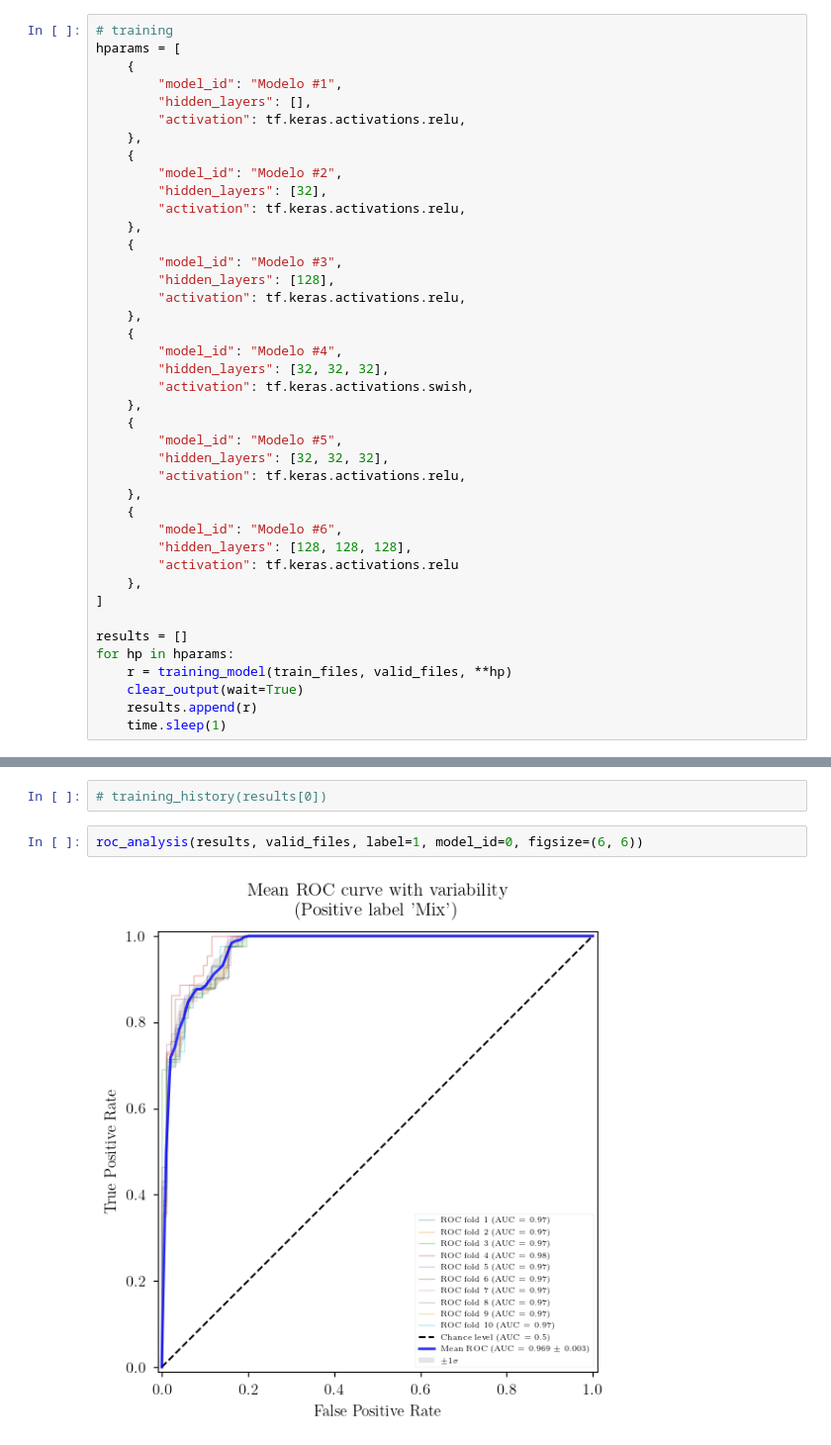
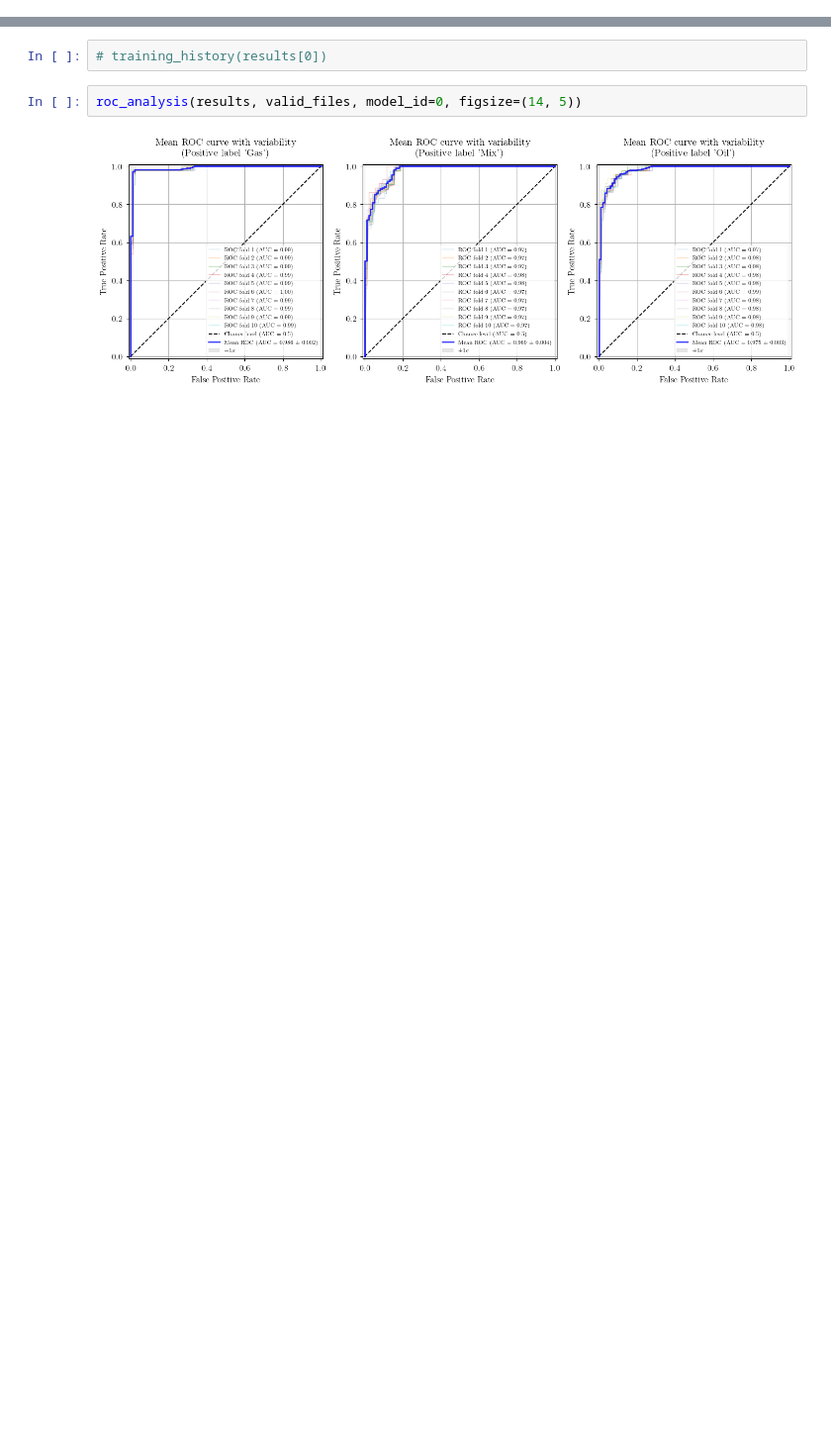
Before and after one commit to antonionicampos/nn-flash, a Jupyter notebook: classification/train_models.ipynb, the cells around one changed output, grey strips where cells are left out. Shown at 99% size. Drawn from its saved outputs; the diff is of its cells as text; blank space fills up the shorter version.

Commit message:
add roc curves

```diff
--- a/classification/train_models.ipynb
+++ b/classification/train_models.ipynb
@@ -36,44 +32,3 @@ valid_data = pd.read_csv(valid_files[0])
 print(f"train: {train_data.shape}, valid: {valid_data.shape}")
 # %% [output]
 train: (1111, 34), valid: (139, 34)
-# %%
-# training
-hparams = [
-    {
-        "model_id": "Modelo #1",
-        "hidden_layers": [],
-        "activation": tf.keras.activations.relu,
-    },
-    {
-        "model_id": "Modelo #2",
-        "hidden_layers": [32],
-        "activation": tf.keras.activations.relu,
-    },
-    {
-        "model_id": "Modelo #3",
-        "hidden_layers": [128],
-        "activation": tf.keras.activations.relu,
-    },
-    {
-        "model_id": "Modelo #4",
-        "hidden_layers": [32, 32, 32],
-        "activation": tf.keras.activations.swish,
-    },
-    {
-        "model_id": "Modelo #5",
-        "hidden_layers": [32, 32, 32],
-        "activation": tf.keras.activations.relu,
-    },
-    {
-        "model_id": "Modelo #6",
-        "hidden_layers": [128, 128, 128],
-        "activation": tf.keras.activations.relu
-    },
-]
-
-results = []
-for hp in hparams:
-    r = training_model(train_files, valid_files, **hp)
-    clear_output(wait=True)
-    results.append(r)
-    time.sleep(1)
@@ -127,6 +113,6 @@ plt.show()
 # %%
 # training_history(results[0])
 # %%
-roc_analysis(results, valid_files, label=1, model_id=0, figsize=(6, 6))
+roc_analysis(results, valid_files, model_id=0, figsize=(14, 5))
 # %% [output]
-[figure, old version]
+[figure, new version]
```
Also changed, not shown: parts of 4 cells of this notebook.
